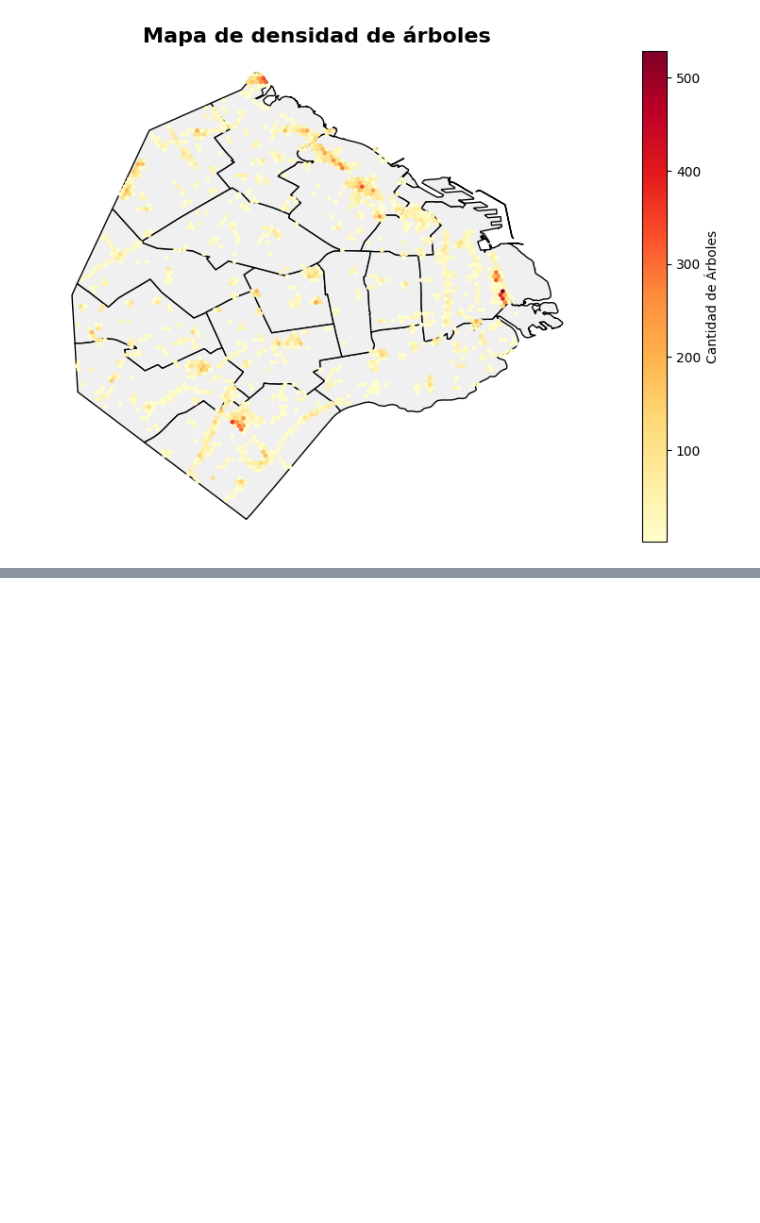
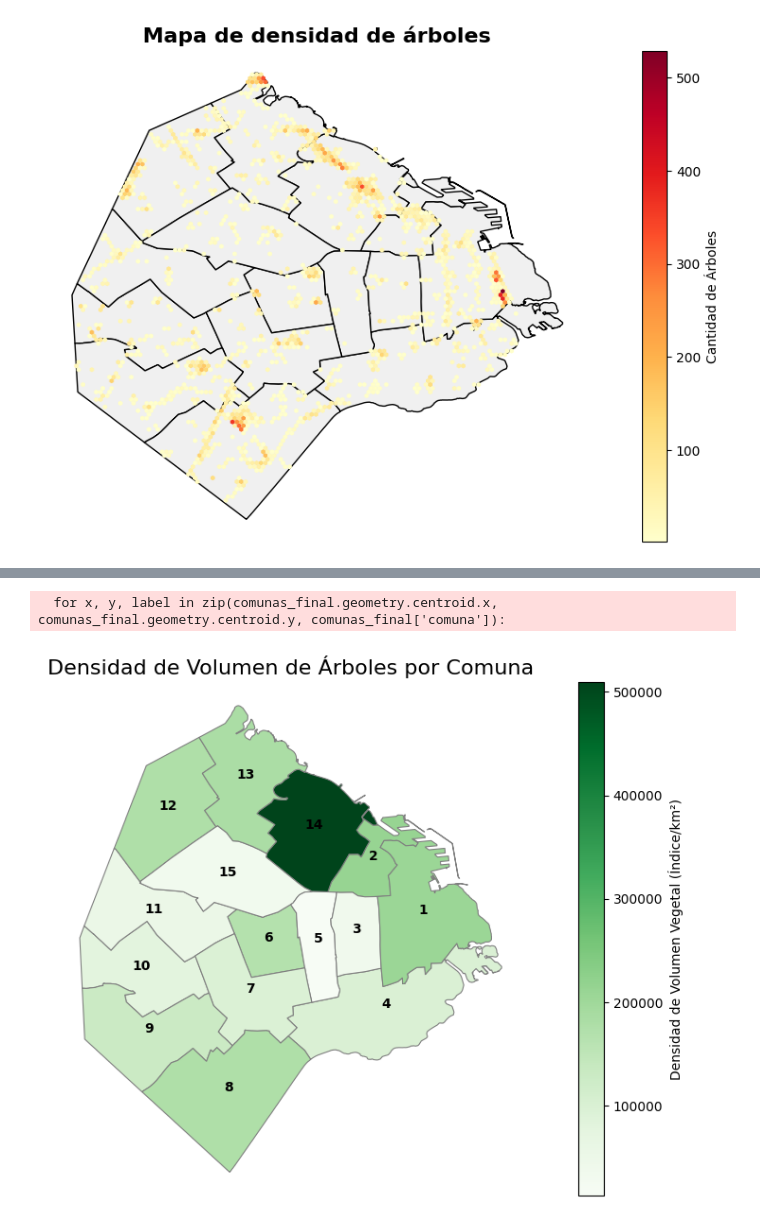
Before and after one commit to juancruzdauberte/arbolado_caba_espacios_verdes, a Jupyter notebook: arbolado.ipynb, the cells around one changed output, grey strips where cells are left out. Drawn from its saved outputs; the diff is of its cells as text; code cells hidden in the pictures; blank space fills up the shorter version.

Commit message:
modify: density volume graphic

```diff
--- a/arbolado.ipynb
+++ b/arbolado.ipynb
@@ -291,8 +285,8 @@ metrica_vol = arboles_comuna.groupby('comuna')['arbol_vol'].mean().reset_index()
 metrica_vol.rename(columns={'arbol_vol': 'calidad_promedio'}, inplace=True)
 mapa_final = comunas_gdf.merge(metrica_vol, on='comuna', how='left')
 mapa_final['nivel_calidad'] = pd.cut(mapa_final['calidad_promedio'],
-                                     bins=3,
-                                     labels=["Baja", "Media", "Alta"])
+                                     bins=4,
+                                     labels=["Baja", "Media", "Alta", "Muy Alta"])
 
 fig, ax = plt.subplots(1, 1, figsize=(12, 6))
 
@@ -342,3 +337,18 @@ ax.set_axis_off()
 plt.show()
 # %% [output]
 [figure]
+# %%
+arboles_gdf.set_crs("EPSG:4326", allow_override=True, inplace=True)
+comunas_gdf.set_crs("EPSG:4326", allow_override=True, inplace=True)
+
+arboles_gdf['arbol_vol'] = arboles_gdf['altura_tot'] * arboles_gdf['diametro']
+
+arboles_con_comuna = gpd.sjoin(arboles_gdf, comunas_gdf[['geometry', 'comuna', 'area_km2']], how="inner", predicate="within")
+
+volumen_por_comuna = arboles_con_comuna.groupby('comuna')['arbol_vol'].sum().reset_index()
+
+comunas_final = comunas_gdf.merge(volumen_por_comuna, on='comuna')
+
+comunas_final['densidad_volumen'] = comunas_final['arbol_vol'] / comunas_final['area_km2']
+
+print(comunas_final[['comuna', 'arbol_vol', 'densidad_volumen']].sort_values('densidad_volumen', ascending=False))
@@ -344,0 +372,23 @@ plt.show()
+# %%
+fig, ax = plt.subplots(figsize=(12, 6))
+
+comunas_final.plot(
+    column='densidad_volumen',
+    cmap='Greens',
+    linewidth=0.8,
+    edgecolor='0.5',
+    legend=True,
+    legend_kwds={'label': "Densidad de Volumen Vegetal (Índice/km²)"},
+    ax=ax
+)
+
+for x, y, label in zip(comunas_final.geometry.centroid.x, comunas_final.geometry.centroid.y, comunas_final['comuna']):
+    ax.text(x, y, label, fontsize=10, ha='center', fontweight='bold')
+
+plt.title('Densidad de Volumen de Árboles por Comuna', fontsize=16)
+plt.axis('off')
+plt.tight_layout()
+plt.show()
+# %% [output]
+  for x, y, label in zip(comunas_final.geometry.centroid.x, comunas_final.geometry.centroid.y, comunas_final['comuna']):
+[figure, added]
```
Also changed, not shown: parts of 5 cells of this notebook, 1 other file.
